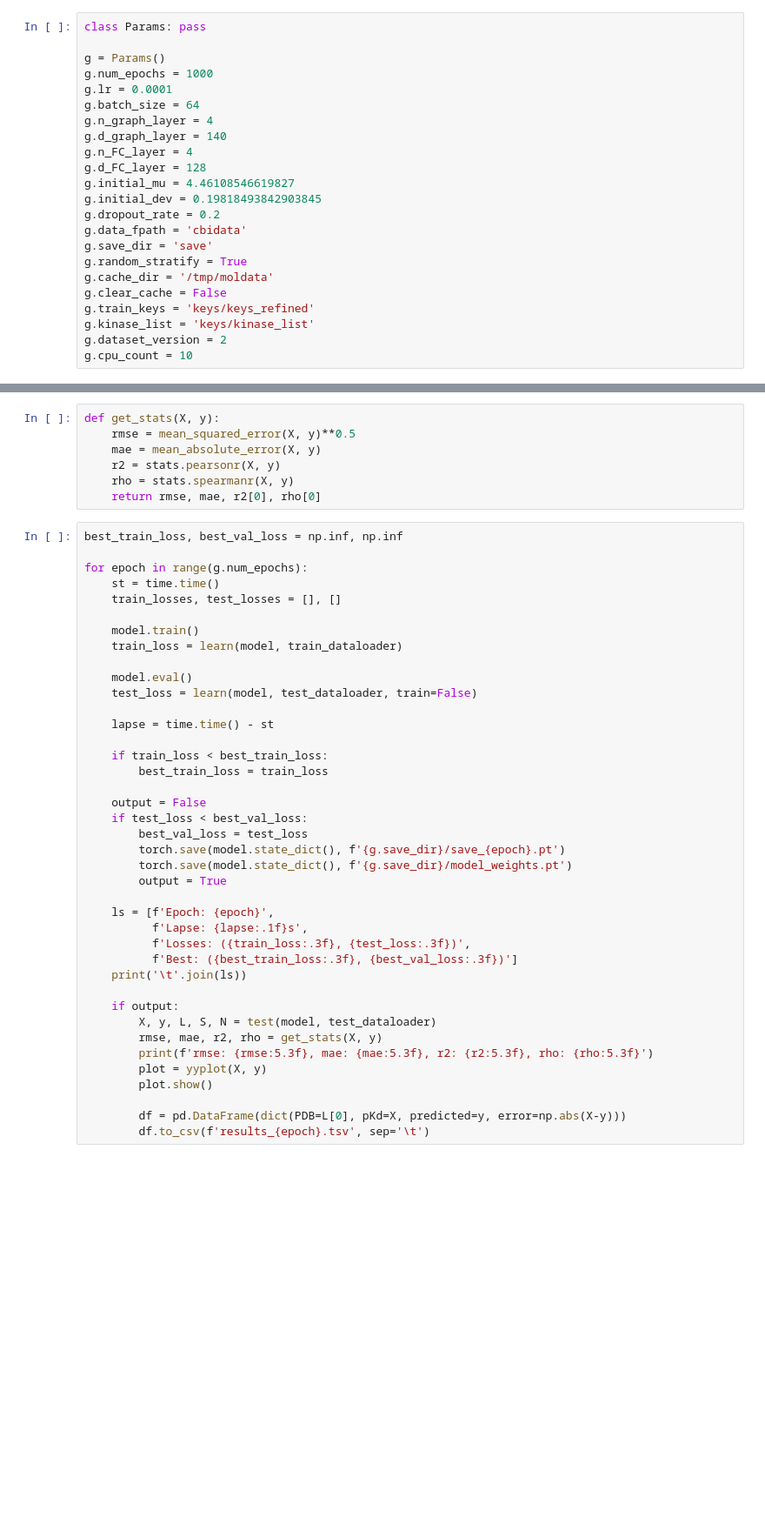
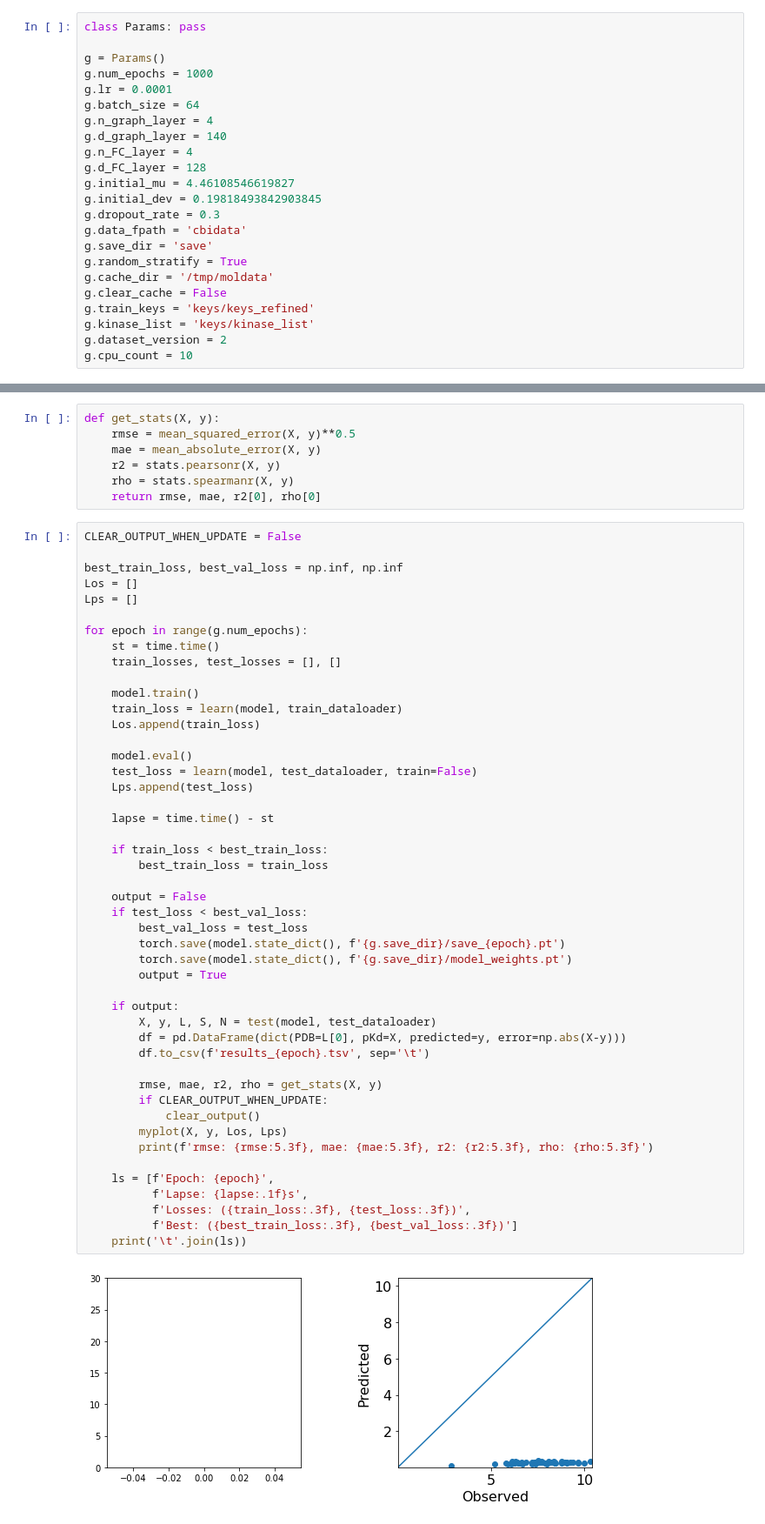
Before and after one commit to SMase/cbi_2020_03, a Jupyter notebook: Train.ipynb, the cells around one changed output, grey strips where cells are left out. Shown at 87% size. Saved outputs shown, nothing was run; the diff lists cells and outputs as text; blank space fills up the shorter version.

```diff
--- a/Train.ipynb
+++ b/Train.ipynb
@@ -33,7 +31,7 @@ g.n_FC_layer = 4
 g.d_FC_layer = 128
 g.initial_mu = 4.46108546619827
 g.initial_dev = 0.19818493842903845
-g.dropout_rate = 0.2
+g.dropout_rate = 0.3
 g.data_fpath = 'cbidata'
 g.save_dir = 'save'
 g.random_stratify = True
@@ -279,43 +283,51 @@ def get_stats(X, y):
     rho = stats.spearmanr(X, y)
     return rmse, mae, r2[0], rho[0]
 # %%
+CLEAR_OUTPUT_WHEN_UPDATE = False
+
 best_train_loss, best_val_loss = np.inf, np.inf
+Los = []
+Lps = []
 
 for epoch in range(g.num_epochs):
     st = time.time()
     train_losses, test_losses = [], []
 
     model.train()
     train_loss = learn(model, train_dataloader)
+    Los.append(train_loss)
 
     model.eval()
     test_loss = learn(model, test_dataloader, train=False)
+    Lps.append(test_loss)
 
     lapse = time.time() - st
 
     if train_loss < best_train_loss:
         best_train_loss = train_loss
 
     output = False
     if test_loss < best_val_loss:
         best_val_loss = test_loss
         torch.save(model.state_dict(), f'{g.save_dir}/save_{epoch}.pt')
         torch.save(model.state_dict(), f'{g.save_dir}/model_weights.pt')
         output = True
 
+    if output:
+        X, y, L, S, N = test(model, test_dataloader)
+        df = pd.DataFrame(dict(PDB=L[0], pKd=X, predicted=y, error=np.abs(X-y)))
+        df.to_csv(f'results_{epoch}.tsv', sep='\t')
+
+        rmse, mae, r2, rho = get_stats(X, y)
+        if CLEAR_OUTPUT_WHEN_UPDATE:
+            clear_output()
+        myplot(X, y, Los, Lps)
+        print(f'rmse: {rmse:5.3f}, mae: {mae:5.3f}, r2: {r2:5.3f}, rho: {rho:5.3f}')
+
     ls = [f'Epoch: {epoch}',
           f'Lapse: {lapse:.1f}s',
           f'Losses: ({train_loss:.3f}, {test_loss:.3f})',
           f'Best: ({best_train_loss:.3f}, {best_val_loss:.3f})']
     print('\t'.join(ls))
-
-    if output:
-        X, y, L, S, N = test(model, test_dataloader)
-        rmse, mae, r2, rho = get_stats(X, y)
-        print(f'rmse: {rmse:5.3f}, mae: {mae:5.3f}, r2: {r2:5.3f}, rho: {rho:5.3f}')
-        plot = yyplot(X, y)
-        plot.show()
-
-        df = pd.DataFrame(dict(PDB=L[0], pKd=X, predicted=y, error=np.abs(X-y)))
-        df.to_csv(f'results_{epoch}.tsv', sep='\t')
 # %% [output]
+[figure, new version]
```
Also changed, not shown: parts of 5 cells of this notebook.
